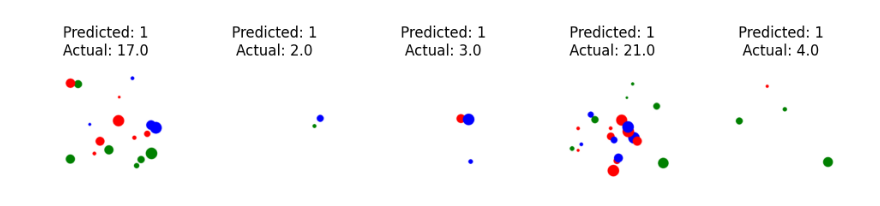
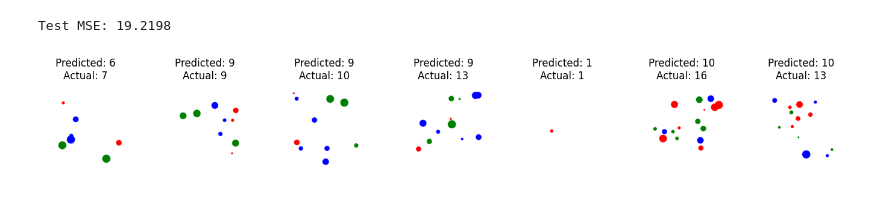
Before and after one commit to MajedTB/ML-thoughts-experiments, a Jupyter notebook: Count-Objects-Regression/Count-Objects-Regression.ipynb, the cells around one changed output. Cells and saved outputs as stored; diff of their text form; code cells hidden in the pictures.

```diff
--- a/Count-Objects-Regression/Count-Objects-Regression.ipynb
+++ b/Count-Objects-Regression/Count-Objects-Regression.ipynb
@@ -57,12 +58,14 @@ train_dataset = ImageDataset(
     f'{train_data_path}/annotations.csv',
     data_transforms)
 
+train_dataset = Subset(train_dataset, range(0, 1000))
+
 test_dataset = ImageDataset(
     f'{test_data_path}/images/',
     f'{test_data_path}/annotations.csv',
     data_transforms)
 
-BATCH_SIZE = 32
+BATCH_SIZE = 64
 train_loader = DataLoader(train_dataset, batch_size=BATCH_SIZE, shuffle=True)
 test_loader = DataLoader(test_dataset, batch_size=BATCH_SIZE, shuffle=False)
 # %%
@@ -135,14 +138,14 @@ lr = 1e-4
 criterion = nn.MSELoss()
 optimizer = optim.Adam(params=model.parameters(), lr=lr)
 
-epochs = 50
+epochs = 20
 # %%
 model.train()
 
 # loop over the dataset multiple times
 for epoch in tqdm(range(epochs), total=epochs):
     running_loss = 0.0
-    for i, data in enumerate(train_loader, 0):
+    for i, data in enumerate(train_loader):
         inputs, labels = data
         labels = labels.float()
         inputs, labels = inputs.to(device), labels.to(device)
@@ -159,7 +162,8 @@ for epoch in tqdm(range(epochs), total=epochs):
 
         running_loss += loss.item()
 
-    print('Loss: {}'.format(running_loss))
+    print(f"Epoch {epoch+1}/{epochs}, Loss: {running_loss/len(train_loader):.4f}")
+
 
 print('Finished Training')
 # %% [output]
@@ -174,28 +194,33 @@ with torch.no_grad():
         inputs = inputs.to(device)
         targets = targets.to(device)
 
-        outputs = model(inputs)
-        loss = F.mse_loss(outputs, targets, reduction='sum')  # sum to later average manually
+        outputs = model(inputs).view(-1)
+        targets = targets.view(-1)
+
+        loss = F.mse_loss(outputs, targets, reduction='sum')  # sum for manual average
 
         total_loss += loss.item()
         num_samples += targets.size(0)
 
     mse = total_loss / num_samples
 
-print('Test MSE', mse)
+print(f'Test MSE: {mse:.4f}')
+# %% [output]
+Test MSE: 19.2198
 # %%
-indices = random.sample(range(len(test_dataset)), 5)
+num_samples = 7
+indices = random.sample(range(len(test_dataset)), num_samples)
 random_test_samples = [test_dataset[i] for i in indices]
 random_test_images = [sample[0] for sample in random_test_samples]
 
 random_test_captions = []
 for image, target in random_test_samples:
     image = image.unsqueeze(0).to(device)
     output = round(model(image).item())
 
-    random_test_captions.append(f'Predicted: {output}\nActual: {target}')
+    random_test_captions.append(f'Predicted: {output}\nActual: {int(target)}')
 
 
 show_images(random_test_images, random_test_captions)
 # %% [output]
-[figure, old version]
+[figure, new version]
```
Also changed, not shown: parts of 3 cells of this notebook.
